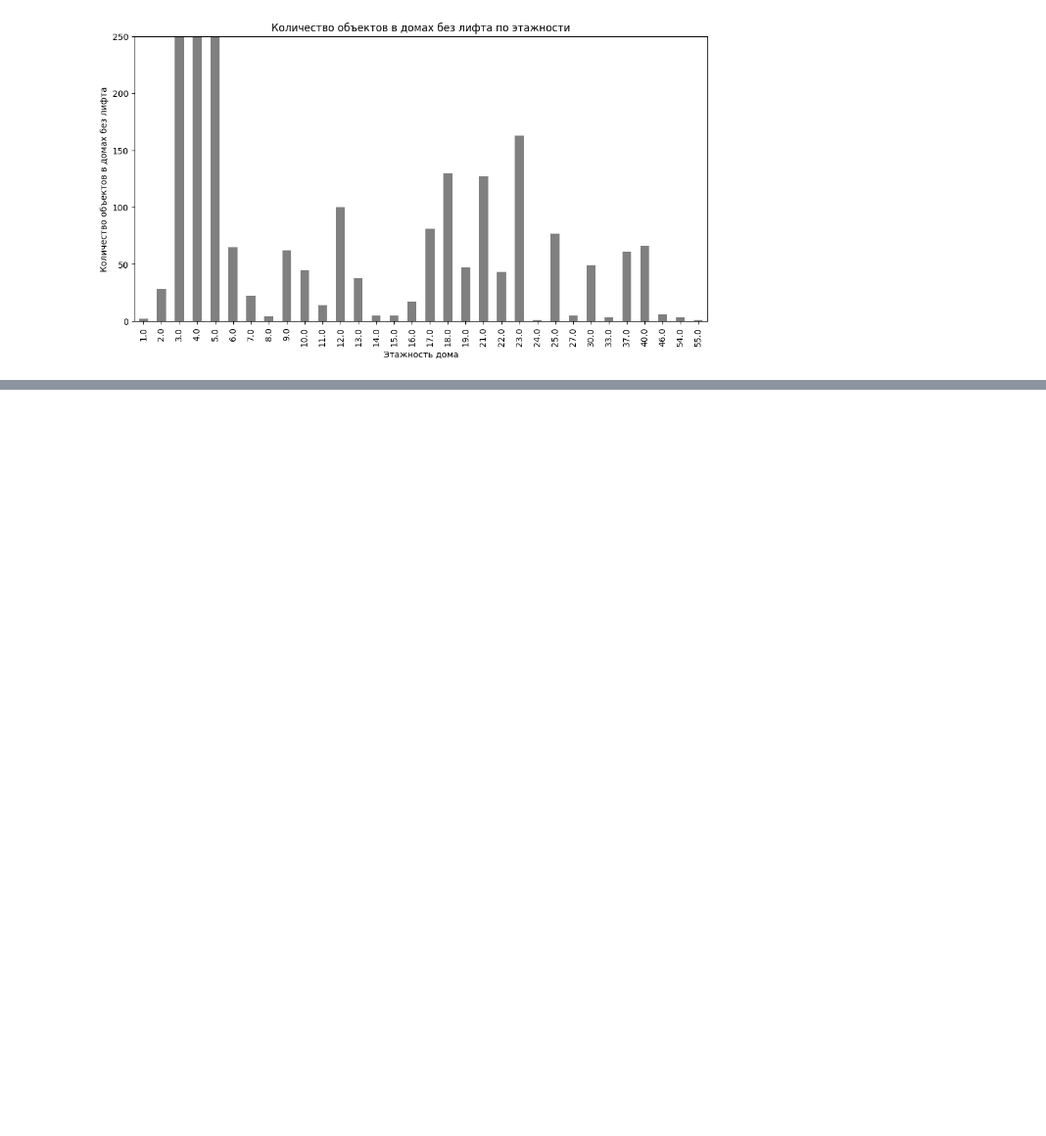
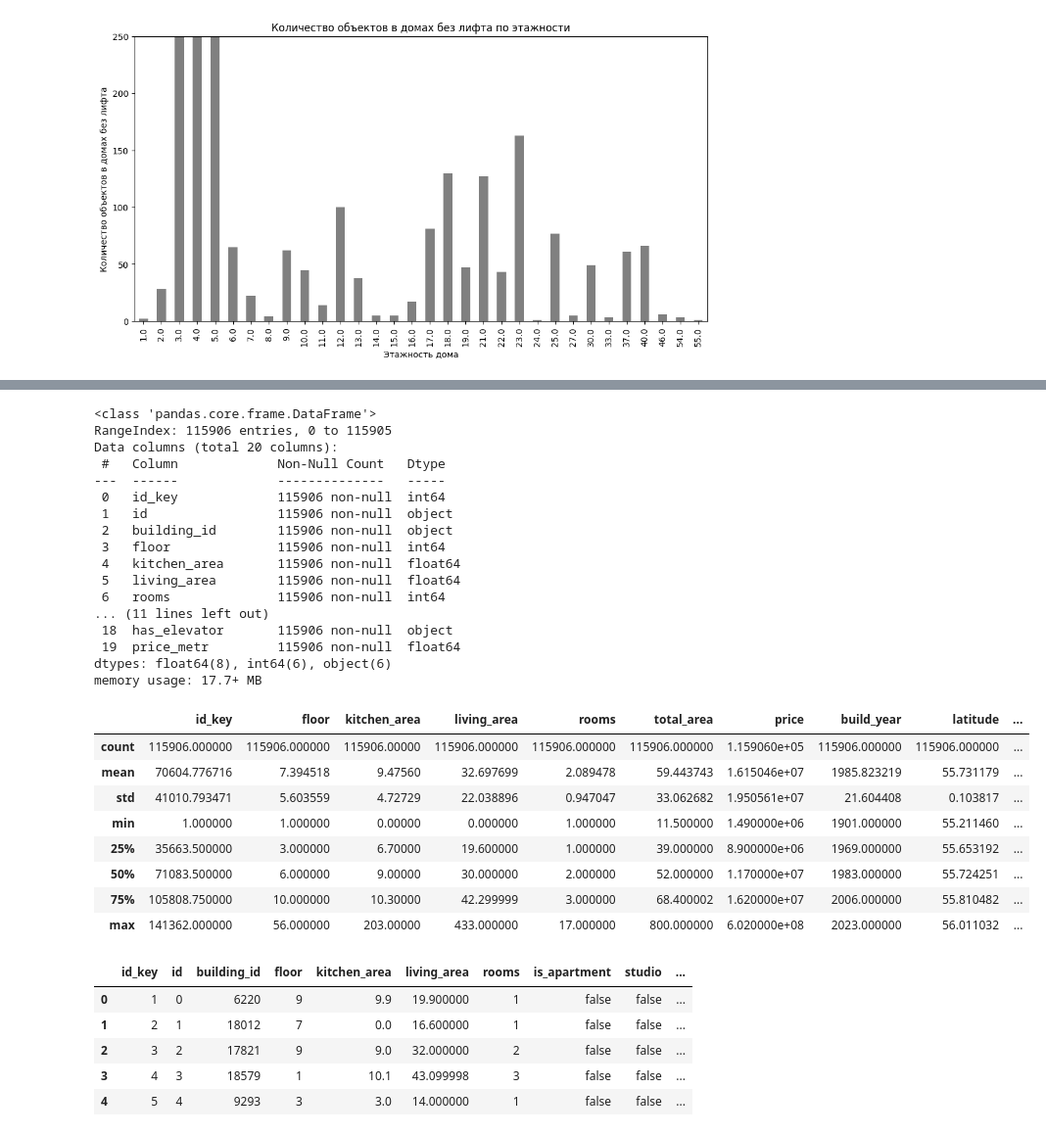
Before and after one commit to Evgenme/mle-project-sprint-1-v001, a Jupyter notebook: part1_airflow/notebooks/notebook_data_clear.ipynb, the cells around one changed output, grey strips where cells are left out. Shown at 98% size. Cells and saved outputs as stored; diff of their text form; code cells hidden in the pictures; blank space fills up the shorter version.

```diff
--- a/part1_airflow/notebooks/notebook_data_clear.ipynb
+++ b/part1_airflow/notebooks/notebook_data_clear.ipynb
@@ -382,0 +397,40 @@ print('Доля потерь данных после очистки', (old_data_
+# %%
+TABLE_2 = 'clean_flats_churn'
+SQL = f'select * from {TABLE_2}'
+data_clear = pd.read_sql(SQL, dst_conn)
+data_clear.info()
+display(data_clear.describe())
+display(data_clear.head())
+# %% [output]
+<class 'pandas.core.frame.DataFrame'>
+RangeIndex: 115906 entries, 0 to 115905
+Data columns (total 20 columns):
+ #   Column             Non-Null Count   Dtype
+---  ------             --------------   -----
+ 0   id_key             115906 non-null  int64
+ 1   id                 115906 non-null  object
+ 2   building_id        115906 non-null  object
+ 3   floor              115906 non-null  int64
+ 4   kitchen_area       115906 non-null  float64
+ 5   living_area        115906 non-null  float64
+ 6   rooms              115906 non-null  int64
+... (11 lines left out)
+ 18  has_elevator       115906 non-null  object
+ 19  price_metr         115906 non-null  float64
+dtypes: float64(8), int64(6), object(6)
+memory usage: 17.7+ MB
+|  | id_key | floor | kitchen_area | living_area | rooms | total_area | price | build_year | latitude | ... |
+| count | 115906.000000 | 115906.000000 | 115906.00000 | 115906.000000 | 115906.000000 | 115906.000000 | 1.159060e+05 | 115906.000000 | 115906.000000 | ... |
+| mean | 70604.776716 | 7.394518 | 9.47560 | 32.697699 | 2.089478 | 59.443743 | 1.615046e+07 | 1985.823219 | 55.731179 | ... |
+| std | 41010.793471 | 5.603559 | 4.72729 | 22.038896 | 0.947047 | 33.062682 | 1.950561e+07 | 21.604408 | 0.103817 | ... |
+| min | 1.000000 | 1.000000 | 0.00000 | 0.000000 | 1.000000 | 11.500000 | 1.490000e+06 | 1901.000000 | 55.211460 | ... |
+| 25% | 35663.500000 | 3.000000 | 6.70000 | 19.600000 | 1.000000 | 39.000000 | 8.900000e+06 | 1969.000000 | 55.653192 | ... |
+| 50% | 71083.500000 | 6.000000 | 9.00000 | 30.000000 | 2.000000 | 52.000000 | 1.170000e+07 | 1983.000000 | 55.724251 | ... |
+| 75% | 105808.750000 | 10.000000 | 10.30000 | 42.299999 | 3.000000 | 68.400002 | 1.620000e+07 | 2006.000000 | 55.810482 | ... |
+| max | 141362.000000 | 56.000000 | 203.00000 | 433.000000 | 17.000000 | 800.000000 | 6.020000e+08 | 2023.000000 | 56.011032 | ... |
+|  | id_key | id | building_id | floor | kitchen_area | living_area | rooms | is_apartment | studio | ... |
+| 0 | 1 | 0 | 6220 | 9 | 9.9 | 19.900000 | 1 | false | false | ... |
+| 1 | 2 | 1 | 18012 | 7 | 0.0 | 16.600000 | 1 | false | false | ... |
+| 2 | 3 | 2 | 17821 | 9 | 9.0 | 32.000000 | 2 | false | false | ... |
+| 3 | 4 | 3 | 18579 | 1 | 10.1 | 43.099998 | 3 | false | false | ... |
+| 4 | 5 | 4 | 9293 | 3 | 3.0 | 14.000000 | 1 | false | false | ... |
```
Also changed, not shown: parts of 11 cells of this notebook, 41 other files.
